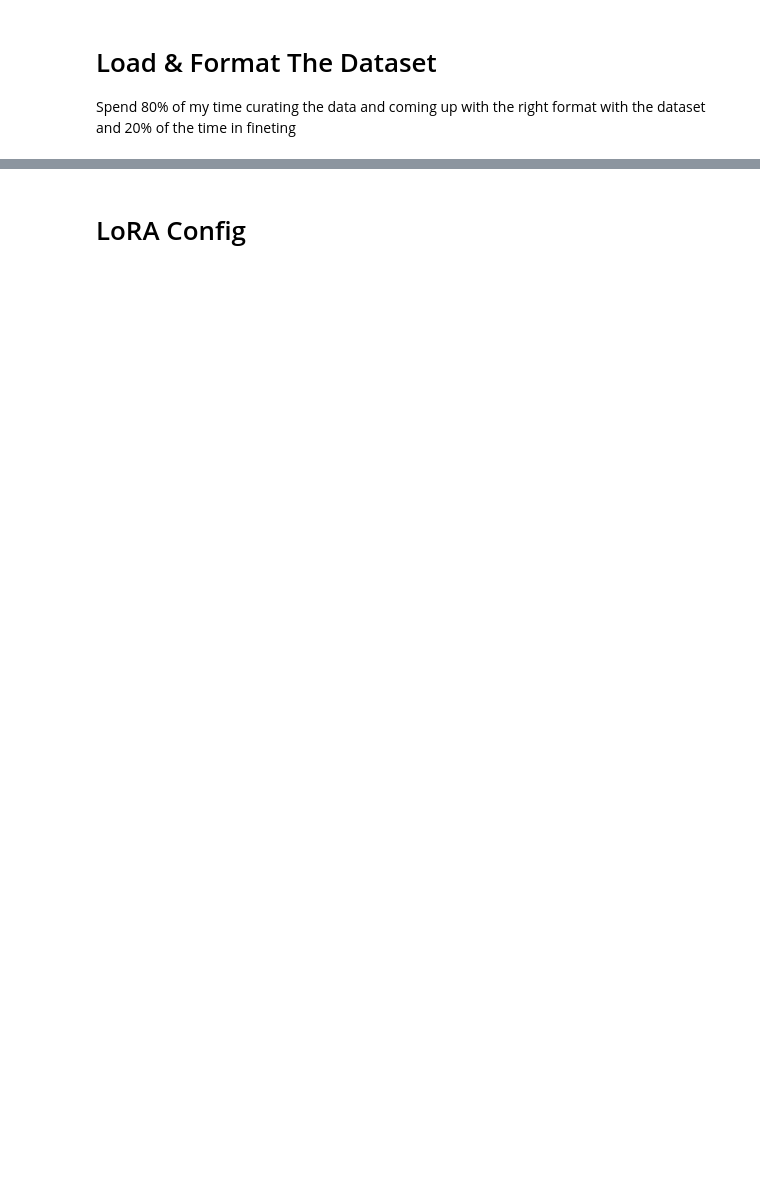
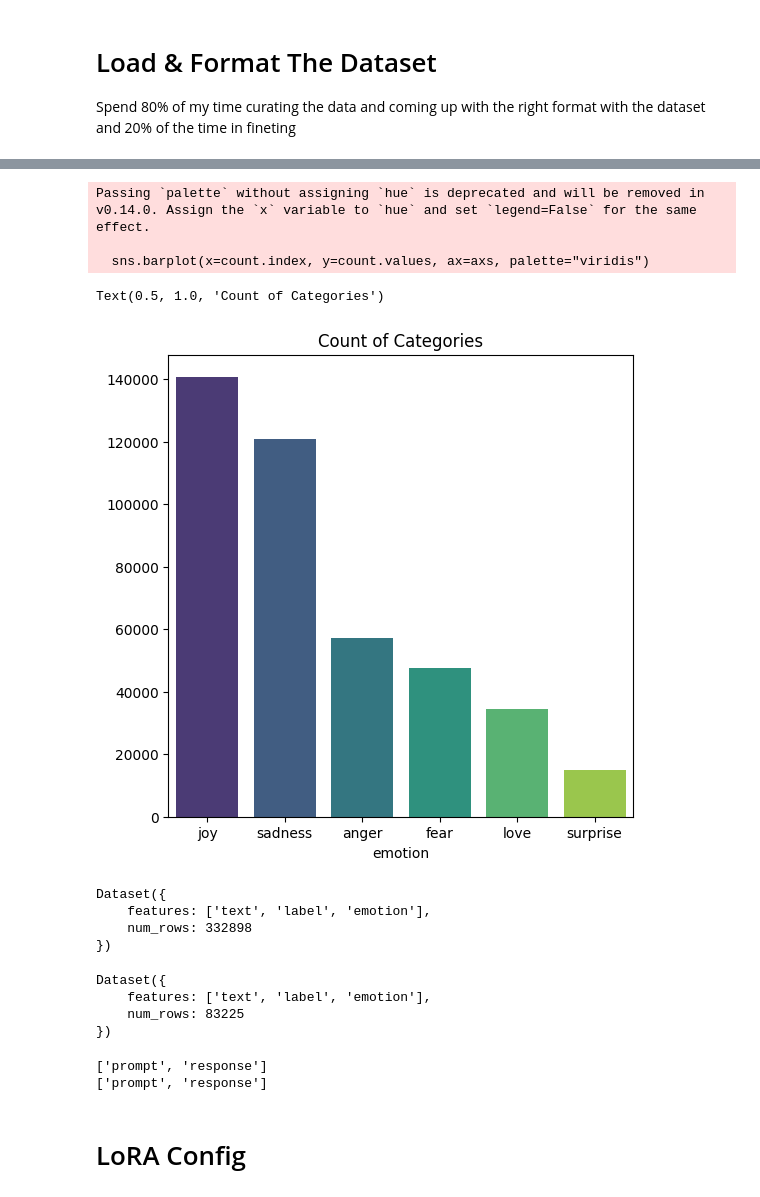
Before and after one commit to paper-prism/paper-prism, a Jupyter notebook: gemma_fine_tuning.ipynb, the cells around one changed output, grey strips where cells are left out. Cells and saved outputs as stored; diff of their text form; code cells hidden in the pictures; blank space fills up the shorter version.

```diff
--- a/gemma_fine_tuning.ipynb
+++ b/gemma_fine_tuning.ipynb
@@ -272,0 +170,4 @@ dataset = dataset.shuffle(seed=1234)
+# %%
+data = pd.read_csv('/content/text.csv', index_col = 0)
+
+data.head()
@@ -272,0 +181,13 @@ dataset = dataset.shuffle(seed=1234)
+# %%
+# drop_duplicates() 메서드를 사용하여 데이터프레임 'text'에서 중복된 행을 제거합니다.
+# ignore_index=True 옵션은 중복 제거 후 인덱스를 재설정합니다.
+# inplace=True 옵션은 원본 데이터프레임을 직접 수정하여 중복 행을 제거합니다.
+data.drop_duplicates(ignore_index=True, inplace=True)
+
+print(f'shape: {data.shape}')
+print('\n')
+print(f'isnull: \n{data.isnull().sum()}')
+print('\n')
+print(f'duplicated: {data.duplicated().sum()}')
+print(data.columns)
+print(f"unique labels count {data['label'].unique()}")
@@ -273 +235,20 @@ dataset = dataset.shuffle(seed=1234)
+# %%
+import seaborn as sns
+from matplotlib import pyplot as plt
+
+# emotion category 시각화
+count = data['emotion'].value_counts()
+
+fig, axs = plt.subplots(figsize = (6, 6), facecolor='white')
+palette = sns.color_palette("viridis")
+sns.set_palette(palette)
+
+sns.barplot(x=count.index, y=count.values, ax=axs, palette="viridis")
+axs.set_title('Count of Categories')
+# %% [output]
+Passing `palette` without assigning `hue` is deprecated and will be removed in v0.14.0. Assign the `x` variable to `hue` and set `legend=False` for the same effect.
+
+  sns.barplot(x=count.index, y=count.values, ax=axs, palette="viridis")
+Text(0.5, 1.0, 'Count of Categories')
+[figure, added]
 # %%
@@ -278,6 +261,38 @@ dataset = dataset.train_test_split(test_size=0.2)
 # 훈련 데이터와 테스트 데이터를 각각 추출
 train_data = dataset["train"]  # 80% 훈련 데이터
 test_data = dataset["test"]    # 20% 테스트 데이터
+# %%
+train_data
+# %% [output]
+Dataset({
+    features: ['text', 'label', 'emotion'],
+    num_rows: 332898
+})
+# %%
+test_data
+# %% [output]
+Dataset({
+    features: ['text', 'label', 'emotion'],
+    num_rows: 83225
+})
+# %%
+# label 칼럼 제거
+train_data = train_data.remove_columns(['label'])
+test_data = test_data.remove_columns(['label'])
+
+# 칼럼명 변경
+train_data = train_data.rename_column("text", "prompt")
+train_data = train_data.rename_column("emotion", "response")
+
+test_data = test_data.rename_column("text", "prompt")
+test_data = test_data.rename_column("emotion", "response")
+
+# 칼럼명 변경된 데이터셋 확인
+print(train_data.column_names)  # ['prompt', 'response']
+print(test_data.column_names)  # ['prompt', 'response']
+# %% [output]
+['prompt', 'response']
+['prompt', 'response']
 # %% [markdown]
 # LoRA Config
 # %%
```
Also changed, not shown: parts of 31 cells of this notebook.
